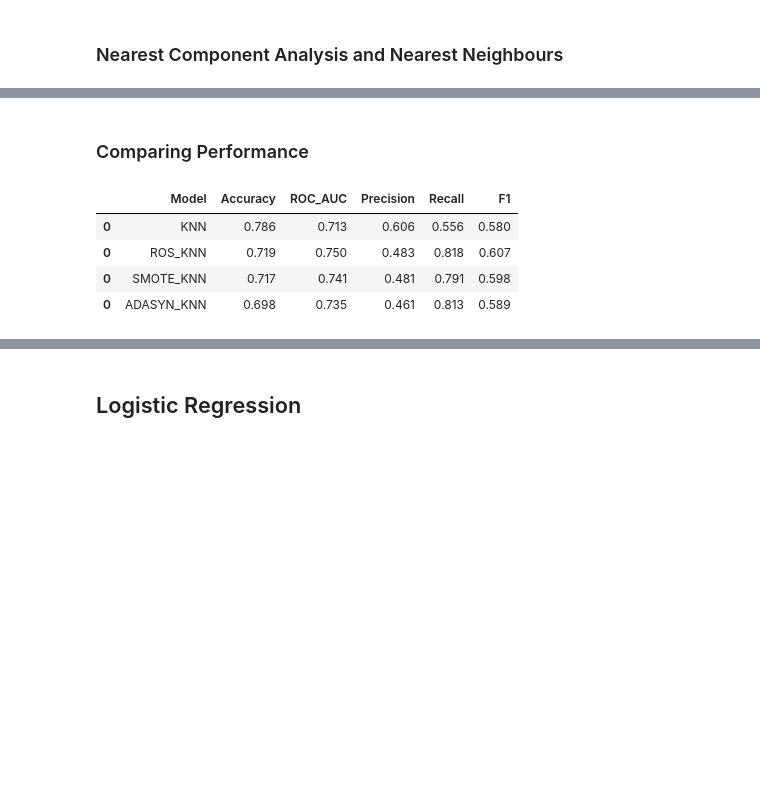
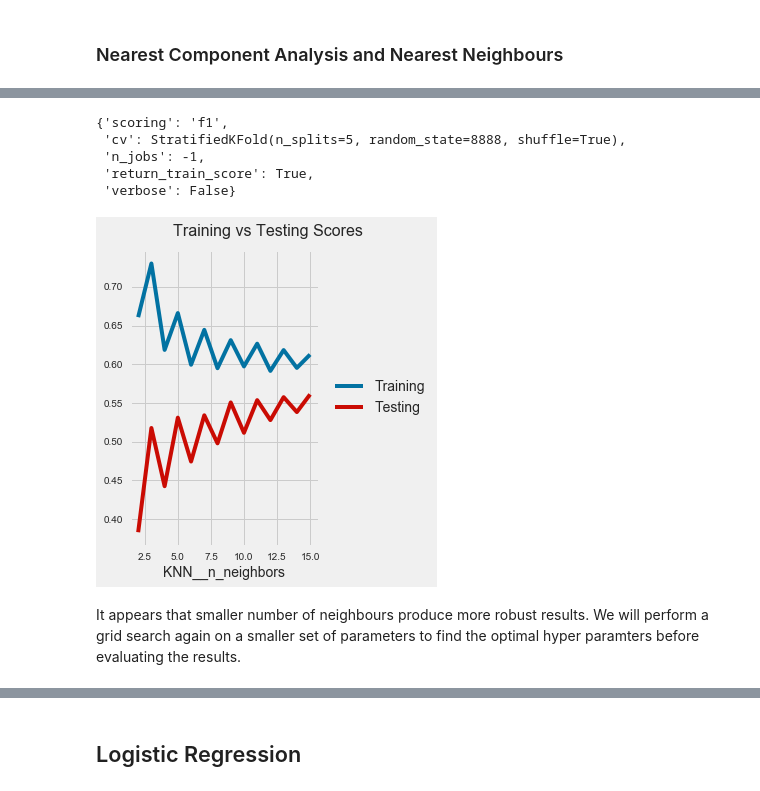
Before and after one commit to Joshuayeo95/Telco-Churn, a Jupyter notebook: modelling.ipynb, the cells around one changed output, grey strips where cells are left out. Cells and saved outputs as stored; diff of their text form; code cells hidden in the pictures; blank space fills up the shorter version.

```diff
--- a/modelling.ipynb
+++ b/modelling.ipynb
@@ -565,11 +223,0 @@ knn_ros = model_report(ros_knn_tuned, X_train, y_train, X_test, y_test, 'ROS_KNN
-# %%
-smote_knn_pipe = Pipeline(steps=[
-    ('Smote', smote),
-    ('Standardise', StandardScaler()),
-    ('KNN', KNeighborsClassifier())
-])
-
-smote_knn_gscv = GridSearchCV(smote_knn_pipe, tune_knn_params, scoring='recall', n_jobs=-1, cv=skf,
-                              return_train_score=True)
-
-smote_knn_gscv.fit(X_train, y_train)
@@ -631,11 +223,0 @@ knn_smote = model_report(smote_knn_tuned, X_train, y_train, X_test, y_test, 'SMO
-# %%
-adasyn_knn_pipe = Pipeline(steps=[
-    ('Adasyn', adasyn),
-    ('Standardise', StandardScaler()),
-    ('KNN', KNeighborsClassifier())
-])
-
-adasyn_knn_gscv = GridSearchCV(adasyn_knn_pipe, tune_knn_params, scoring='recall', n_jobs=-1, cv=skf,
-                              return_train_score=True)
-
-adasyn_knn_gscv.fit(X_train, y_train)
@@ -695,11 +224,25 @@ knn_adasyn = model_report(adasyn_knn_tuned, X_train, y_train, X_test, y_test, 'A
-# %% [markdown]
-### Comparing Performance
-# %%
-knn_performance = pd.concat([knn_base, knn_ros, knn_smote, knn_adasyn], axis=0)
-knn_performance
-# %% [output]
-|  | Model | Accuracy | ROC_AUC | Precision | Recall | F1 |
-| 0 | KNN | 0.786 | 0.713 | 0.606 | 0.556 | 0.580 |
-| 0 | ROS_KNN | 0.719 | 0.750 | 0.483 | 0.818 | 0.607 |
-| 0 | SMOTE_KNN | 0.717 | 0.741 | 0.481 | 0.791 | 0.598 |
-| 0 | ADASYN_KNN | 0.698 | 0.735 | 0.461 | 0.813 | 0.589 |
+# %%
+# Creating dict of kwargs for GridSearchCV
+gs_kwargs = dict((k, cv_kwargs[k]) for k in cv_kwargs if k != 'return_estimator')
+gs_kwargs
+# %% [output]
+{'scoring': 'f1',
+ 'cv': StratifiedKFold(n_splits=5, random_state=8888, shuffle=True),
+ 'n_jobs': -1,
+ 'return_train_score': True,
+ 'verbose': False}
+# %%
+knn_pipe = Pipeline(steps=[
+    ('Standardise', StandardScaler()),
+    ('KNN', KNeighborsClassifier())
+])
+
+knn_param_grid = {
+    'KNN__n_neighbors' : np.arange(2, 16, step=1),
+}
+# %%
+modf.param_tuning_plots(knn_pipe, knn_param_grid, X_train, y_train, gs_kwargs, n_cols=1, figsize=(5,5))
+# %% [output]
+[figure, added]
+# %% [markdown]
+It appears that smaller number of neighbours produce more robust results. We will perform a grid search again on a smaller set of parameters to find the optimal hyper paramters before evaluating the results.
```
Also changed, not shown: parts of 157 cells of this notebook.
